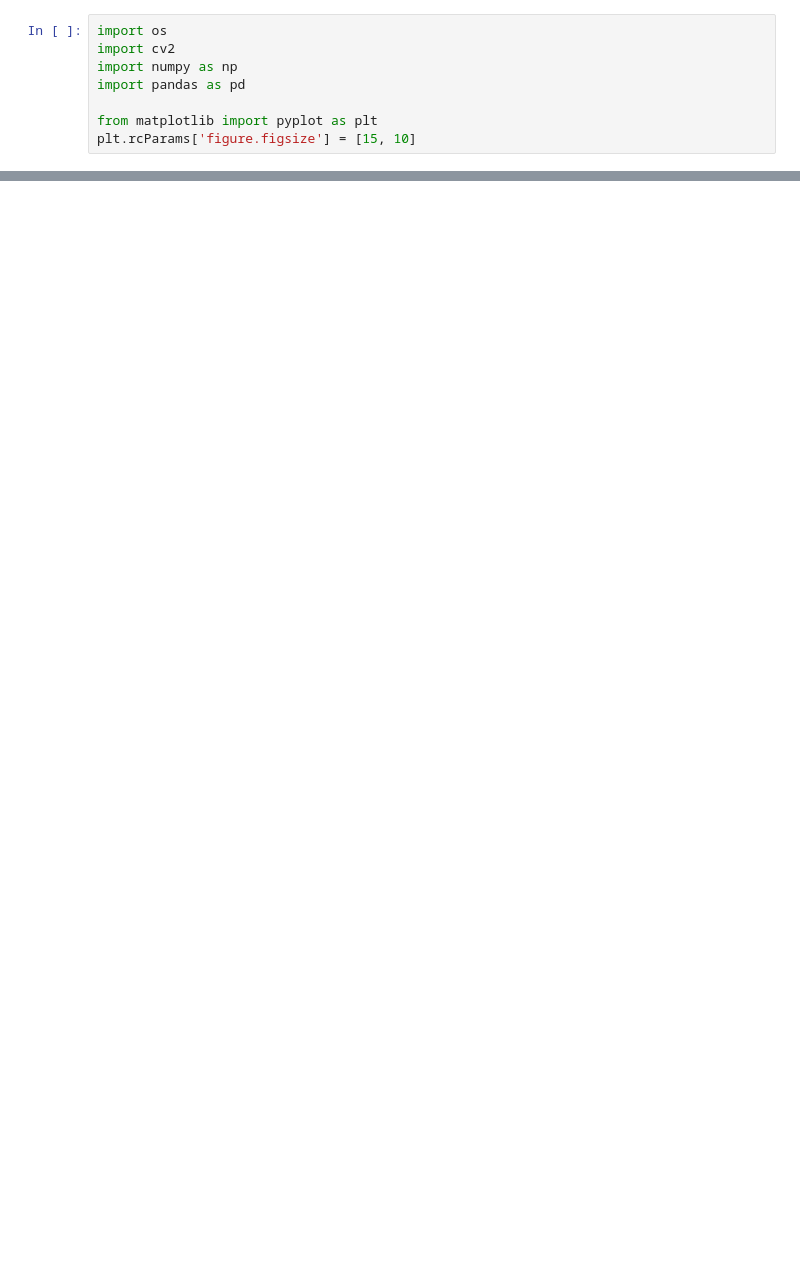
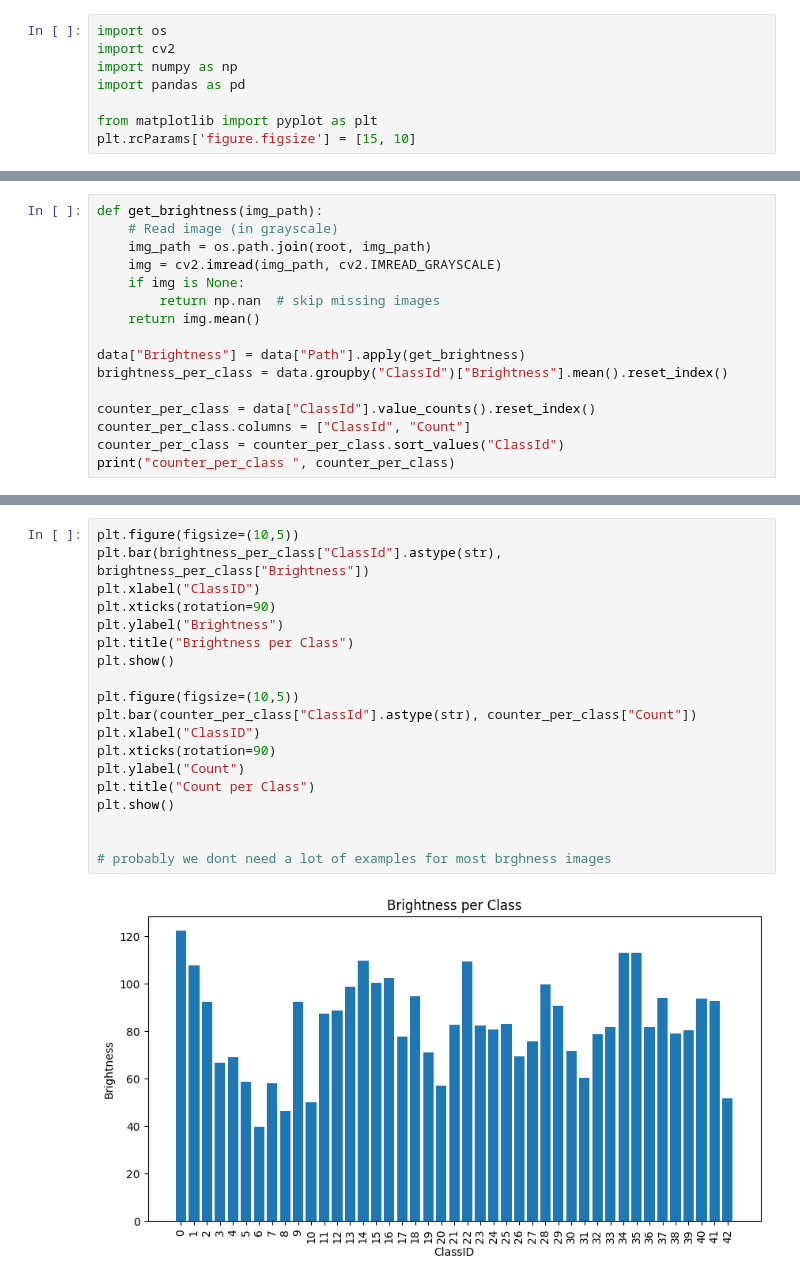
Before and after one commit to ivaniv993/CV, a Jupyter notebook: lesson_13/homework_13.ipynb, the cells around one changed output, grey strips where cells are left out. Drawn from its saved outputs; the diff is of its cells as text; blank space fills up the shorter version.

```diff
--- a/lesson_13/homework_13.ipynb
+++ b/lesson_13/homework_13.ipynb
@@ -82,0 +124,16 @@ plt.xlabel('Traffic Sign ID'), plt.ylabel('Counts')
+# %%
+def get_brightness(img_path):
+    # Read image (in grayscale)
+    img_path = os.path.join(root, img_path)
+    img = cv2.imread(img_path, cv2.IMREAD_GRAYSCALE)
+    if img is None:
+        return np.nan  # skip missing images
+    return img.mean()
+
+data["Brightness"] = data["Path"].apply(get_brightness)
+brightness_per_class = data.groupby("ClassId")["Brightness"].mean().reset_index()
+
+counter_per_class = data["ClassId"].value_counts().reset_index()
+counter_per_class.columns = ["ClassId", "Count"]
+counter_per_class = counter_per_class.sort_values("ClassId")
+print("counter_per_class ", counter_per_class)
@@ -82,0 +158,21 @@ plt.xlabel('Traffic Sign ID'), plt.ylabel('Counts')
+# %%
+plt.figure(figsize=(10,5))
+plt.bar(brightness_per_class["ClassId"].astype(str), brightness_per_class["Brightness"])
+plt.xlabel("ClassID")
+plt.xticks(rotation=90)
+plt.ylabel("Brightness")
+plt.title("Brightness per Class")
+plt.show()
+
+plt.figure(figsize=(10,5))
+plt.bar(counter_per_class["ClassId"].astype(str), counter_per_class["Count"])
+plt.xlabel("ClassID")
+plt.xticks(rotation=90)
+plt.ylabel("Count")
+plt.title("Count per Class")
+plt.show()
+
+
+# probably we dont need a lot of examples for most brghness images
+# %% [output]
+[figure, added]
```
Also changed, not shown: parts of 6 cells of this notebook, 1 other file.
